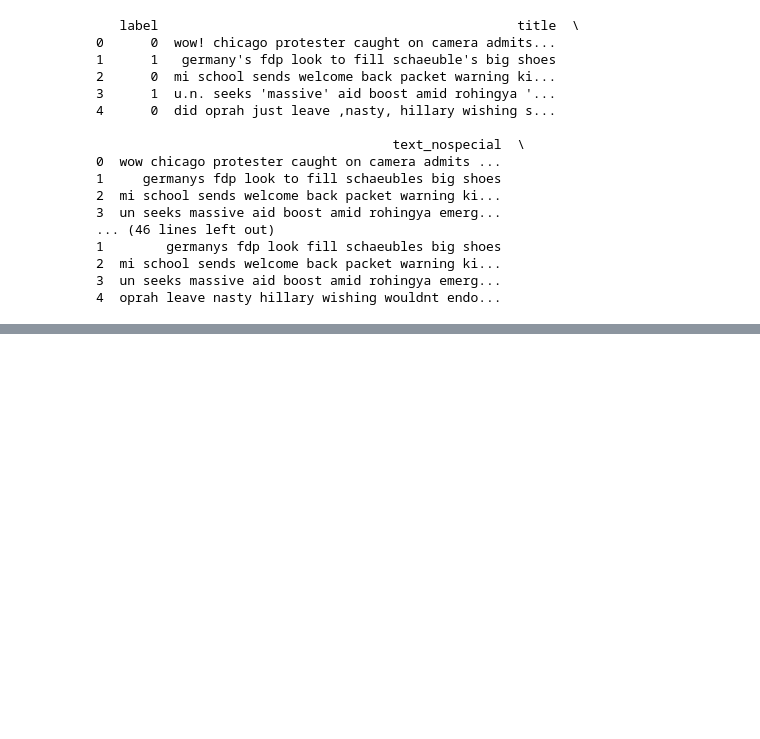
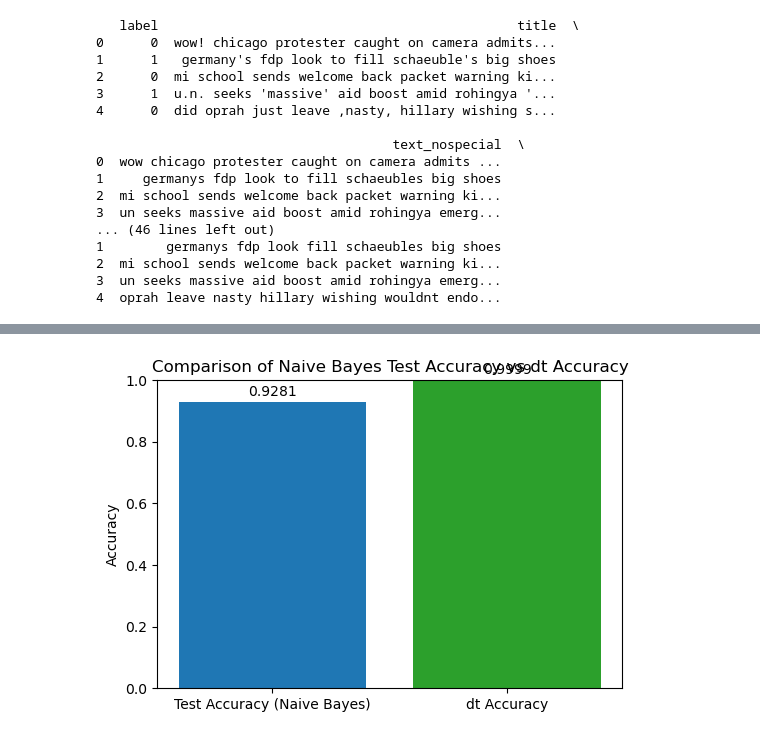
Before and after one commit to Julseb-Ironhack-AI/project-nlp-challenge, a Jupyter notebook: Multinomial_Naive_Bayes.ipynb, the cells around one changed output, grey strips where cells are left out. Drawn from its saved outputs; the diff is of its cells as text; code cells hidden in the pictures; blank space fills up the shorter version.

```diff
--- a/Multinomial_Naive_Bayes.ipynb
+++ b/Multinomial_Naive_Bayes.ipynb
@@ -327,3 +361,17 @@ print(dt.head())
 2  mi school sends welcome back packet warning ki...
 3  un seeks massive aid boost amid rohingya emerg...
 4  oprah leave nasty hillary wishing wouldnt endo...
+# %%
+from sklearn.metrics import accuracy_score, log_loss
+
+# Calculate training accuracy and loss for dt
+
+y_dt_true = dt['label']
+y_dt_pred = clf.predict(X_dt_bow)
+y_dt_proba = clf.predict_proba(X_dt_bow)
+
+dt_accuracy = accuracy_score(y_dt_true, y_dt_pred)
+dt_loss = log_loss(y_dt_true, y_dt_proba)
+
+print(f"dt training accuracy: {dt_accuracy:.4f}")
+print(f"dt training log loss: {dt_loss:.4f}")
@@ -329,0 +381,20 @@ print(dt.head())
+# %%
+import matplotlib.pyplot as plt
+
+# Compare dt_accuracy and accuracy_nb
+metrics = ['Test Accuracy (Naive Bayes)', 'dt Accuracy']
+values = [accuracy_nb, dt_accuracy]
+
+plt.figure(figsize=(6, 4))
+bars = plt.bar(metrics, values, color=['tab:blue', 'tab:green'])
+plt.ylim(0, 1)
+plt.ylabel('Accuracy')
+plt.title('Comparison of Naive Bayes Test Accuracy vs dt Accuracy')
+
+# Annotate bars with values
+for bar, value in zip(bars, values):
+	plt.text(bar.get_x() + bar.get_width() / 2, value + 0.01, f"{value:.4f}", ha='center', va='bottom')
+
+plt.show()
+# %% [output]
+[figure, added]
```
Also changed, not shown: parts of 2 cells of this notebook.
